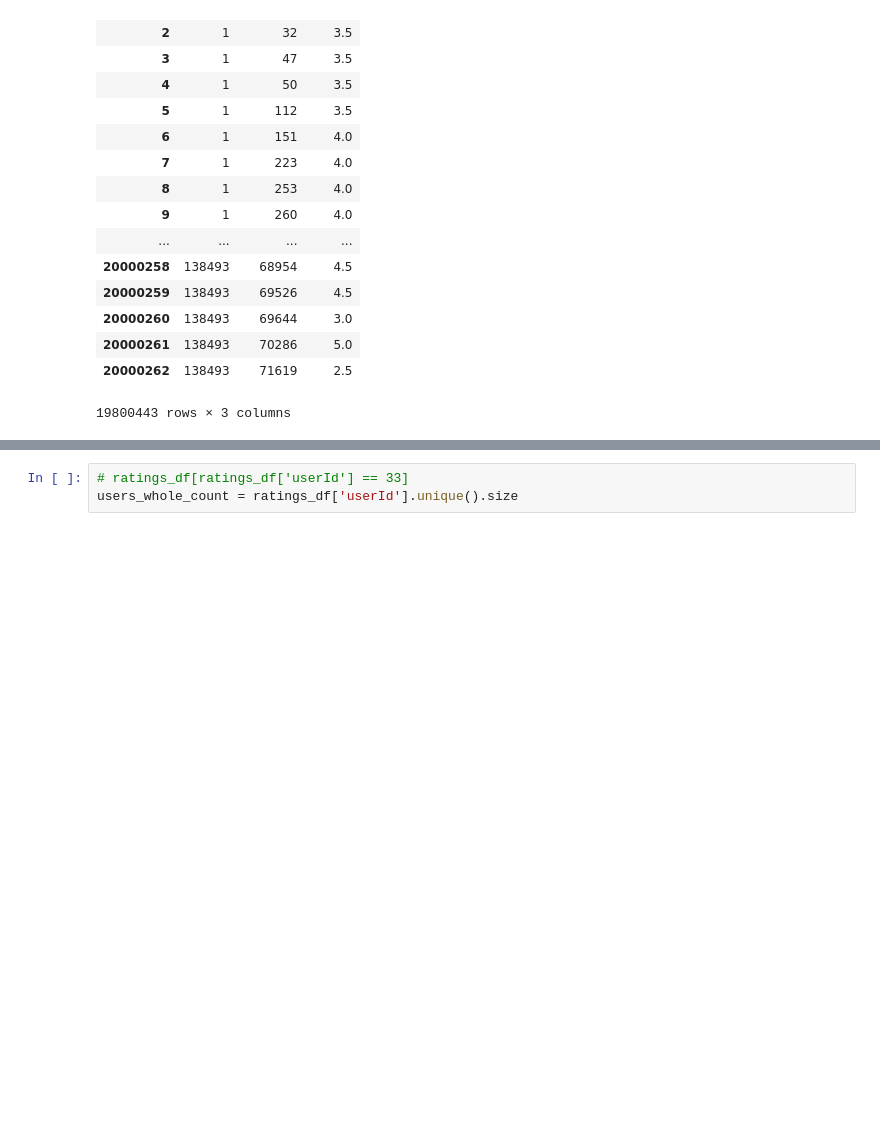
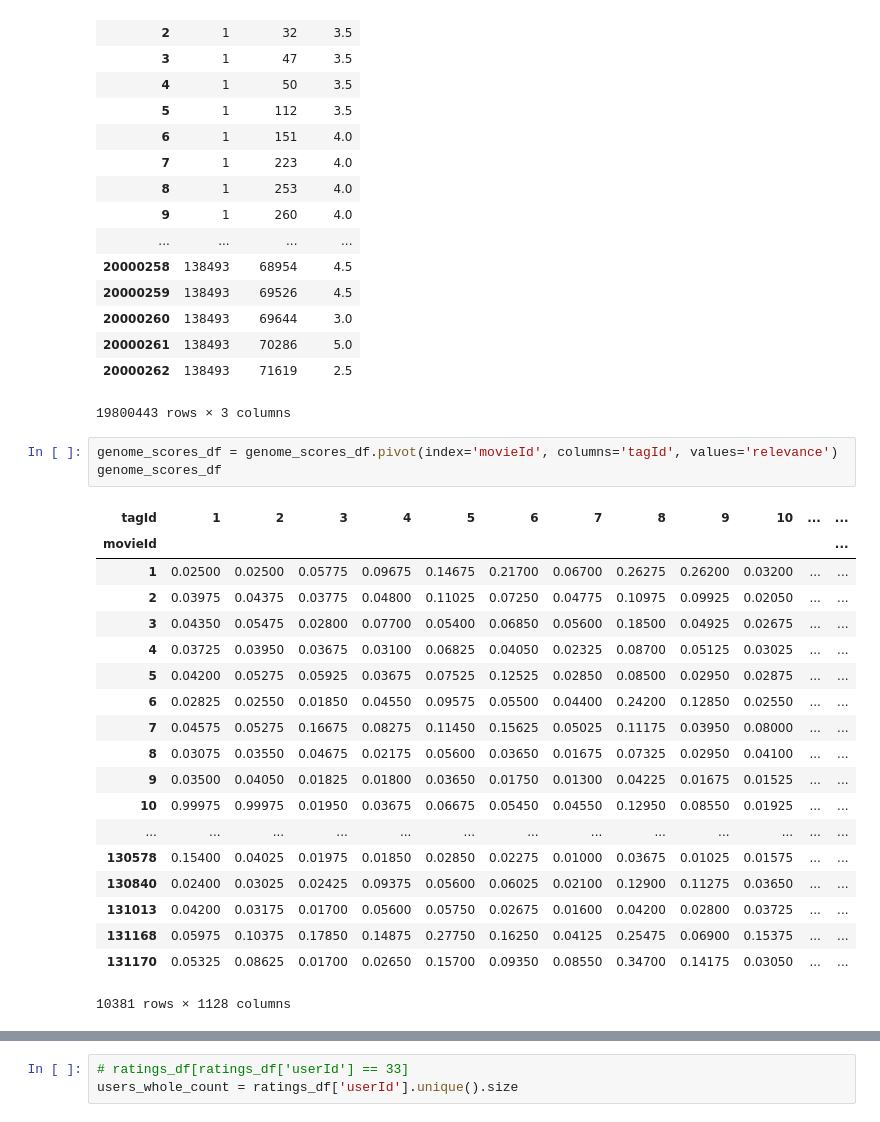
Before and after one commit to aniruddhakal/Recommending-Diverse-And-Serendipitous-Movies-using-Tag-Genome, a Jupyter notebook: ipython_notebooks/DataExploration/DataExploration_ProfilingUsingTagGenome.ipynb, the cells around one changed output, grey strips where cells are left out. Cells and saved outputs as stored; diff of their text form; blank space fills up the shorter version.

```diff
--- a/ipython_notebooks/DataExploration/DataExploration_ProfilingUsingTagGenome.ipynb
+++ b/ipython_notebooks/DataExploration/DataExploration_ProfilingUsingTagGenome.ipynb
@@ -40,3 +40,26 @@ ratings_df
 | 20000261 | 138493 | 70286 | 5.0 |
 | 20000262 | 138493 | 71619 | 2.5 |
 19800443 rows × 3 columns
+# %%
+genome_scores_df = genome_scores_df.pivot(index='movieId', columns='tagId', values='relevance')
+genome_scores_df
+# %% [output]
+| tagId | 1 | 2 | 3 | 4 | 5 | 6 | 7 | 8 | 9 | 10 | ... | ... |
+| movieId |  |  |  |  |  |  |  |  |  |  |  | ... |
+| 1 | 0.02500 | 0.02500 | 0.05775 | 0.09675 | 0.14675 | 0.21700 | 0.06700 | 0.26275 | 0.26200 | 0.03200 | ... | ... |
+| 2 | 0.03975 | 0.04375 | 0.03775 | 0.04800 | 0.11025 | 0.07250 | 0.04775 | 0.10975 | 0.09925 | 0.02050 | ... | ... |
+| 3 | 0.04350 | 0.05475 | 0.02800 | 0.07700 | 0.05400 | 0.06850 | 0.05600 | 0.18500 | 0.04925 | 0.02675 | ... | ... |
+| 4 | 0.03725 | 0.03950 | 0.03675 | 0.03100 | 0.06825 | 0.04050 | 0.02325 | 0.08700 | 0.05125 | 0.03025 | ... | ... |
+| 5 | 0.04200 | 0.05275 | 0.05925 | 0.03675 | 0.07525 | 0.12525 | 0.02850 | 0.08500 | 0.02950 | 0.02875 | ... | ... |
+| 6 | 0.02825 | 0.02550 | 0.01850 | 0.04550 | 0.09575 | 0.05500 | 0.04400 | 0.24200 | 0.12850 | 0.02550 | ... | ... |
+| 7 | 0.04575 | 0.05275 | 0.16675 | 0.08275 | 0.11450 | 0.15625 | 0.05025 | 0.11175 | 0.03950 | 0.08000 | ... | ... |
+| 8 | 0.03075 | 0.03550 | 0.04675 | 0.02175 | 0.05600 | 0.03650 | 0.01675 | 0.07325 | 0.02950 | 0.04100 | ... | ... |
+| 9 | 0.03500 | 0.04050 | 0.01825 | 0.01800 | 0.03650 | 0.01750 | 0.01300 | 0.04225 | 0.01675 | 0.01525 | ... | ... |
+| 10 | 0.99975 | 0.99975 | 0.01950 | 0.03675 | 0.06675 | 0.05450 | 0.04550 | 0.12950 | 0.08550 | 0.01925 | ... | ... |
+| ... | ... | ... | ... | ... | ... | ... | ... | ... | ... | ... | ... | ... |
+| 130578 | 0.15400 | 0.04025 | 0.01975 | 0.01850 | 0.02850 | 0.02275 | 0.01000 | 0.03675 | 0.01025 | 0.01575 | ... | ... |
+| 130840 | 0.02400 | 0.03025 | 0.02425 | 0.09375 | 0.05600 | 0.06025 | 0.02100 | 0.12900 | 0.11275 | 0.03650 | ... | ... |
+| 131013 | 0.04200 | 0.03175 | 0.01700 | 0.05600 | 0.05750 | 0.02675 | 0.01600 | 0.04200 | 0.02800 | 0.03725 | ... | ... |
+| 131168 | 0.05975 | 0.10375 | 0.17850 | 0.14875 | 0.27750 | 0.16250 | 0.04125 | 0.25475 | 0.06900 | 0.15375 | ... | ... |
+| 131170 | 0.05325 | 0.08625 | 0.01700 | 0.02650 | 0.15700 | 0.09350 | 0.08550 | 0.34700 | 0.14175 | 0.03050 | ... | ... |
+10381 rows × 1128 columns
```
Also changed, not shown: parts of 26 cells of this notebook, 10 other files.
